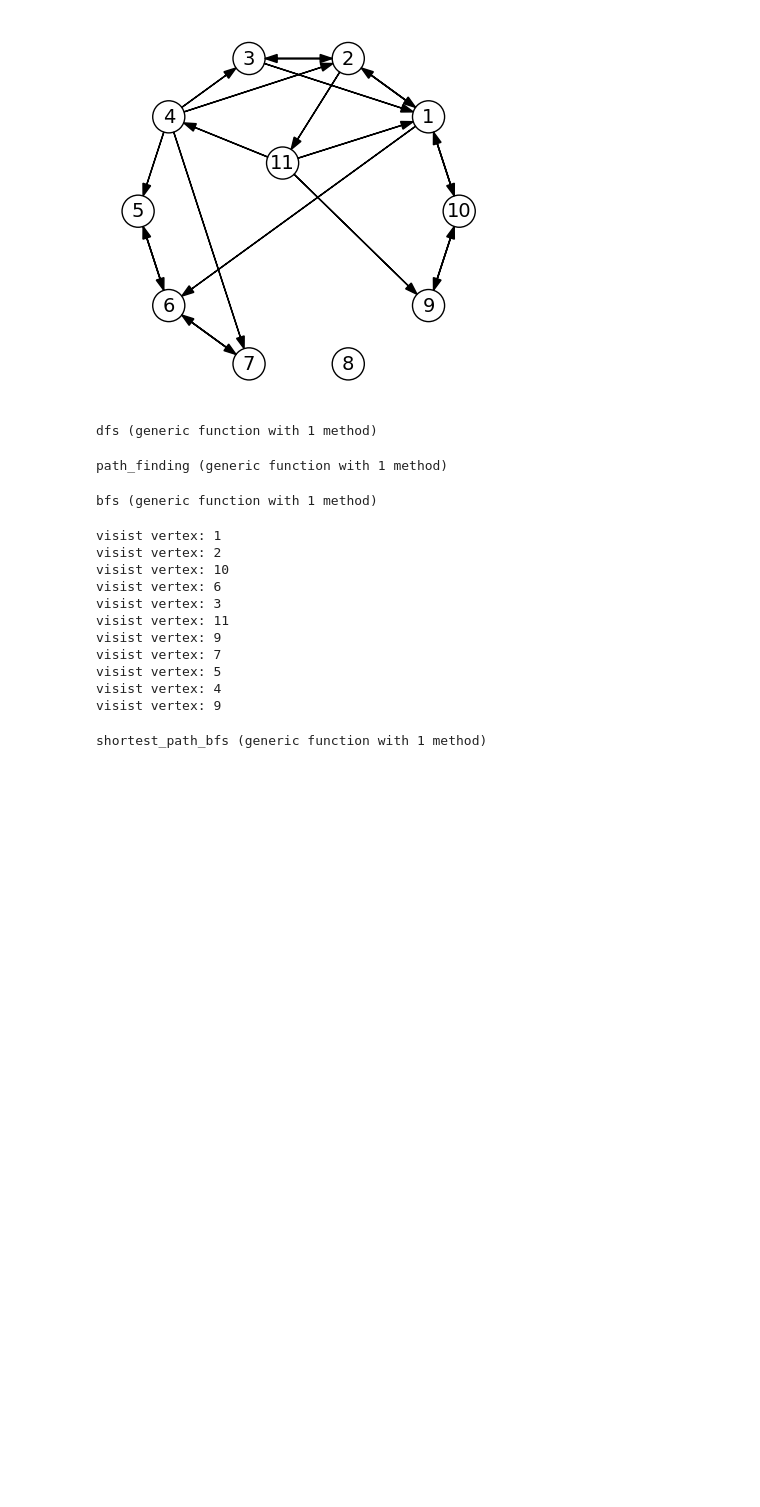
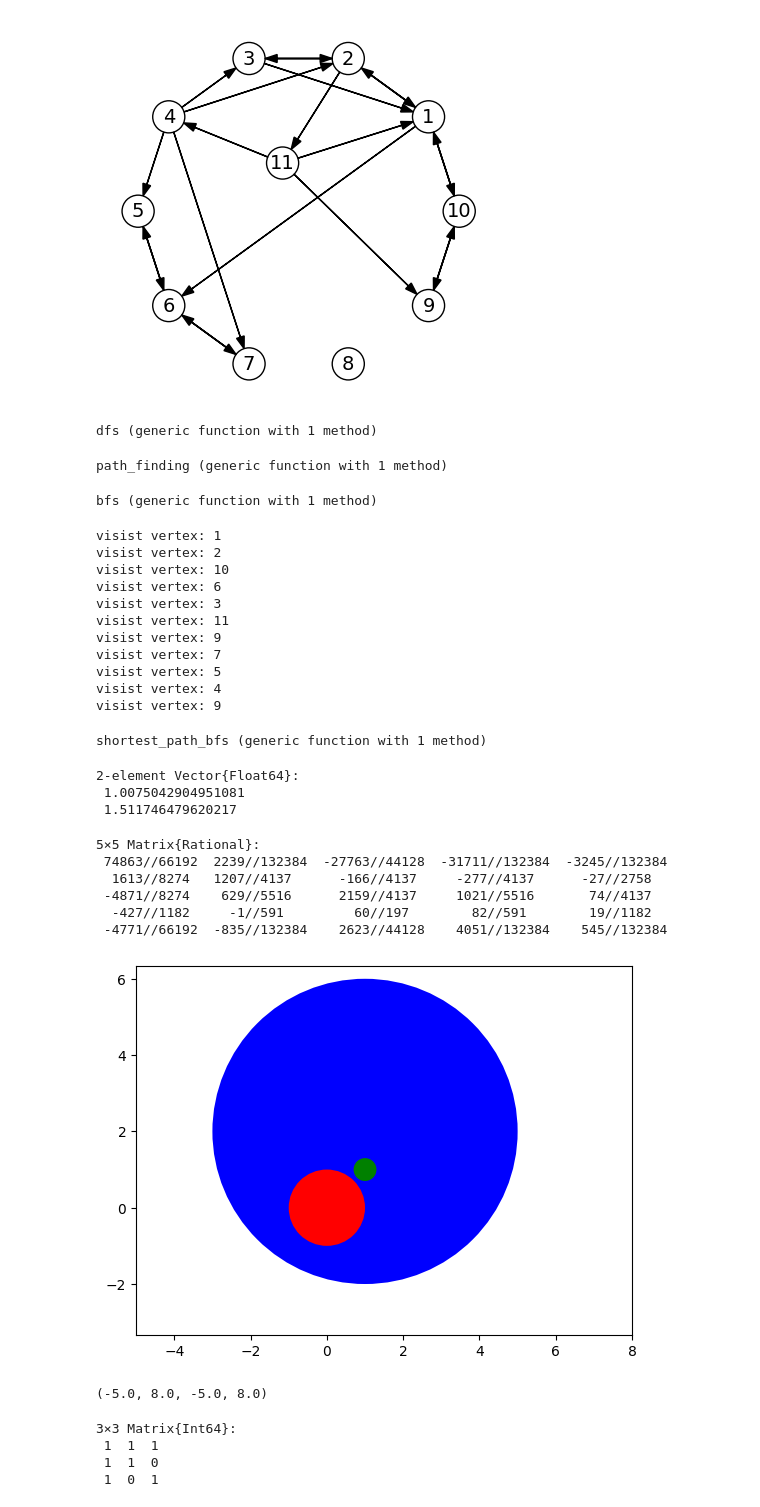
Before and after one commit to TagoreZhao/MATH124, a Jupyter notebook: lec_notes.ipynb, the cells around one changed output. Drawn from its saved outputs; the diff is of its cells as text; code cells hidden in the pictures; blank space fills up the shorter version.

```diff
--- a/lec_notes.ipynb
+++ b/lec_notes.ipynb
@@ -587,3 +587,28 @@ function shortest_path_bfs(g::Graph, start, finish)
 end
 # %% [output]
 shortest_path_bfs (generic function with 1 method)
+# %%
+using PyPlot
+
+x = 0:0.01:3
+n = length(x)
+f(x) = 3*exp(1.5*x)
+y = f.(x) .* ( 1 .+ 0.25*randn(n) )
+A = [ones(n) x]
+c = A \ log.(y)
+# %% [output]
+2-element Vector{Float64}:
+ 1.0075042904951081
+ 1.511746479620217
+# %%
+using LinearAlgebra
+a =  Rational(7)
+A = Rational[(-1)^(i+j)*(i+j^i) + 1 for i = 1:5, j = 1:5]
+inv(A)
+# %% [output]
+5×5 Matrix{Rational}:
+ 74863//66192  2239//132384  -27763//44128  -31711//132384  -3245//132384
+  1613//8274   1207//4137      -166//4137     -277//4137      -27//2758
+ -4871//8274    629//5516      2159//4137     1021//5516       74//4137
+  -427//1182     -1//591         60//197        82//591        19//1182
+ -4771//66192  -835//132384    2623//44128    4051//132384    545//132384
@@ -589,0 +632,43 @@ shortest_path_bfs (generic function with 1 method)
+# %%
+c1 = Circle(1,2,4)
+
+circles = [c1 , Circle(0,0,1), Circle(1,1,0.3)]
+
+clf()
+
+mycolors = ["b","r","g"]
+for i = 1:length(circles)
+    plot(circles[i], facecolor = mycolors[i])
+end
+axis("equal")
+axis([-5,8,-5,8])
+# %% [output]
+[figure, added]
+(-5.0, 8.0, -5.0, 8.0)
+# %%
+function intersect(c::Circle, d::Circle)
+    if (c.r+d.r)>=(sqrt((c.x-d.x)^2 + (c.y-d.y)^2))
+        return true
+    end
+    return false
+end
+
+function intersect(c::Vector{Circle})
+    n = length(c)
+    A = zeros(Int,n,n)
+    for i in 1:length(c)
+        for j in 1:length(c)
+            if intersect(c[i],c[j])
+                A[i,j] = 1
+            end
+        end
+    end
+    return A
+end
+
+intersect(circles)
+# %% [output]
+3×3 Matrix{Int64}:
+ 1  1  1
+ 1  1  0
+ 1  0  1
```
Also changed, not shown: parts of 8 cells of this notebook, 1 other file.
